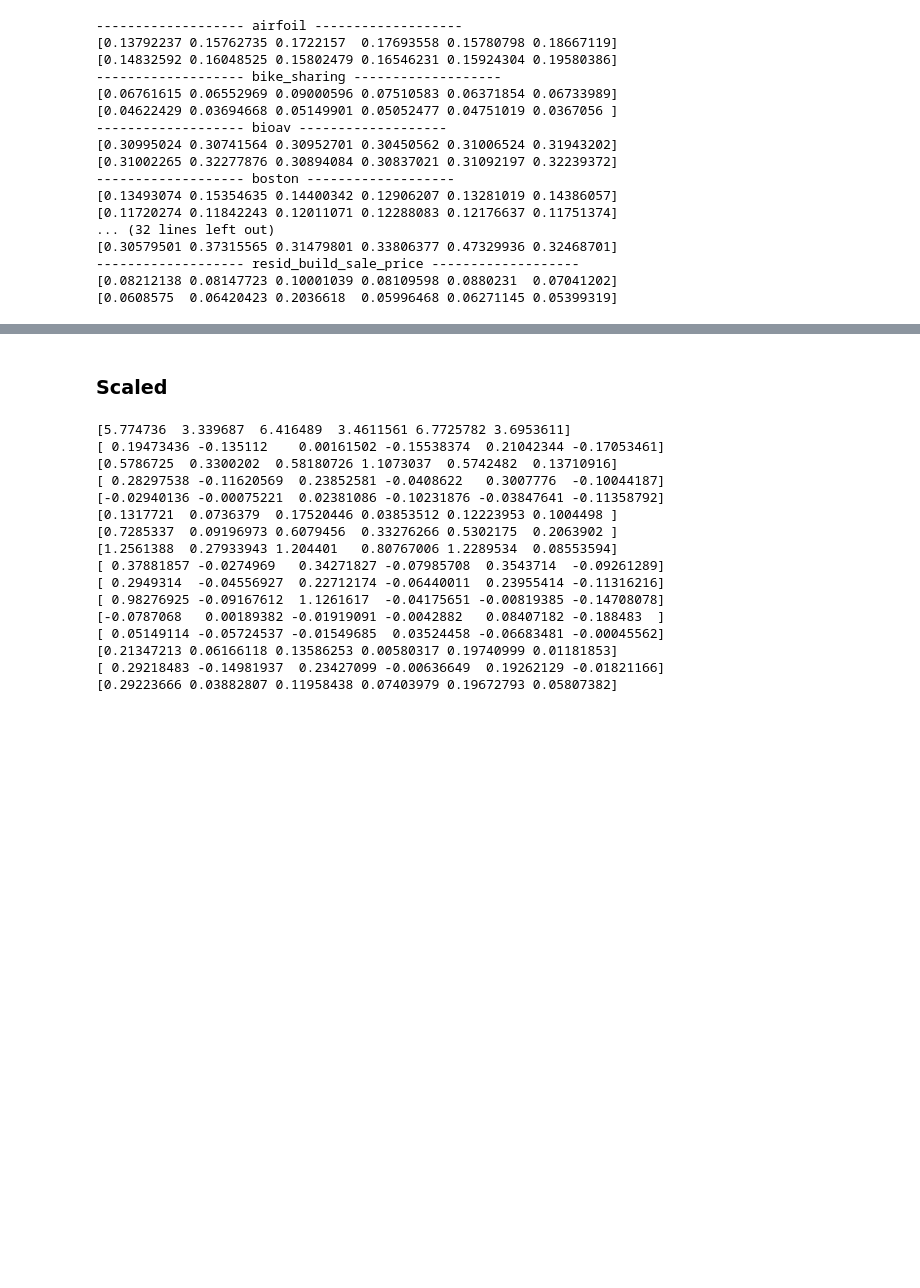
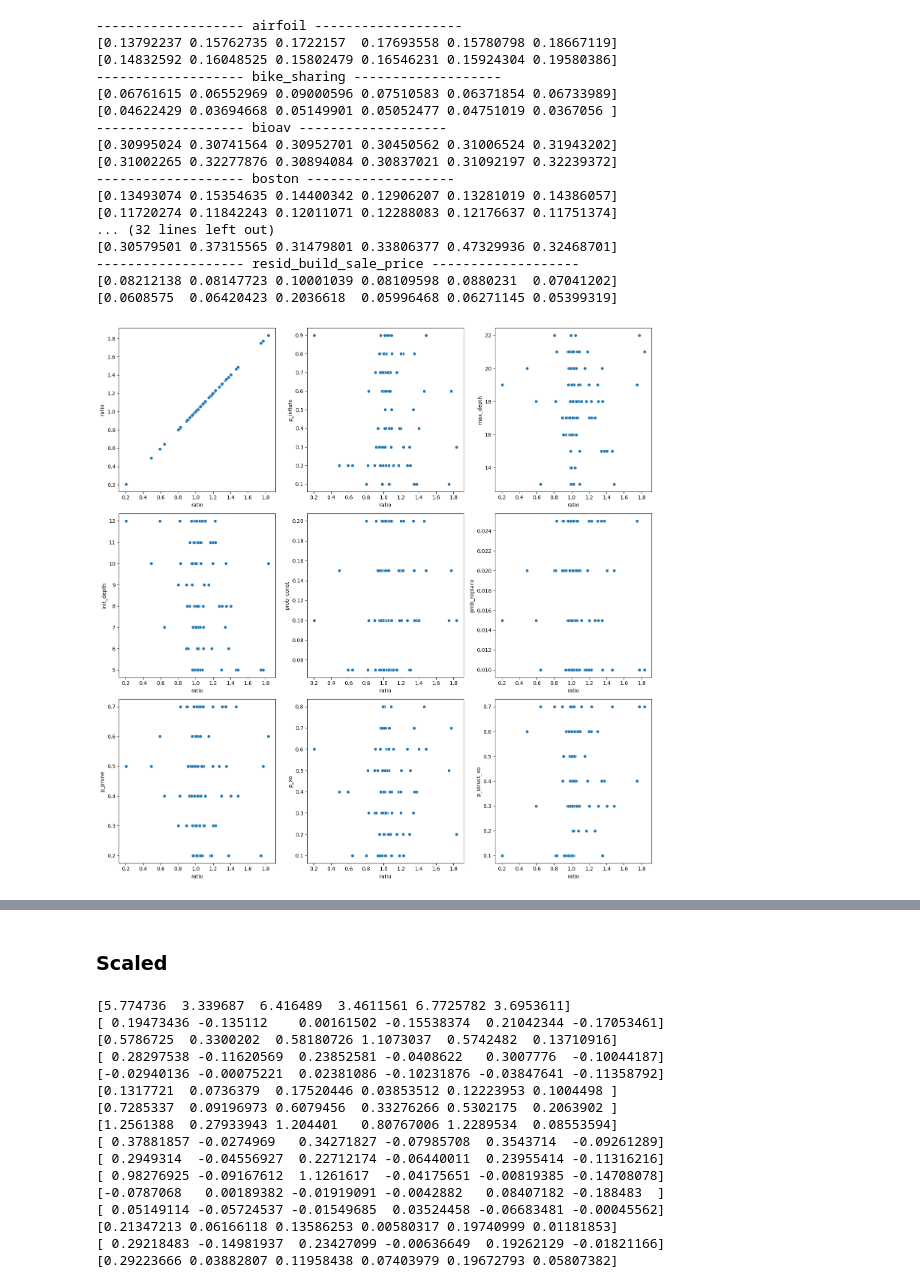
Before and after one commit to amarmate/SLIM-test, a Jupyter notebook: data_view.ipynb, the cells around one changed output, grey strips where cells are left out. Drawn from its saved outputs; the diff is of its cells as text; code cells hidden in the pictures; blank space fills up the shorter version.

```diff
--- a/data_view.ipynb
+++ b/data_view.ipynb
@@ -208,3 +543,70 @@ for filename in os.listdir('results/SLIM'):
 ------------------- resid_build_sale_price -------------------
 [0.08212138 0.08147723 0.10001039 0.08109598 0.0880231  0.07041202]
 [0.0608575  0.06420423 0.2036618  0.05996468 0.06271145 0.05399319]
+# %%
+# Lets check the correlation between the best parameters and the ratio between the RMSE of the structured and unstructured models
+df_corr = pd.DataFrame()
+
+for filename in os.listdir('results/SLIM'):
+    # For each dataset
+    if 'struct' in filename:
+        name = filename.split('_struct')[0]
+
+    else:
+        continue
+
+    with open('best_params/best_slim_' + name + '_100_100_True_struct.pkl', 'rb') as f:
+        best_params = pickle.load(f)
+
+    with open('results/SLIM/' + name+'_scaled.pkl', 'rb') as f:
+        results = pickle.load(f)
+        test = np.array([np.mean(values) for keys, values in results['test_fit'].items()])
+
+    with open('results/SLIM/' + name+'_struct.pkl', 'rb') as f:
+        results = pickle.load(f)
+        test_struct = np.array([np.mean(values) for keys, values in results['test_fit'].items()])
+
+    for i, mean in enumerate(test):
+        ratio = test[i] / test_struct[i]
+
+        # Select a key dynamically (e.g., using sorted keys)
+        params_key = list(best_params.keys())[i % len(best_params)]  # Example cyclic selection
+        params = best_params[params_key]
+
+        # Create DataFrame for the current ratio and parameters
+        new_row = pd.DataFrame({'ratio': [ratio], **params})
+
+        # Concatenate with the main DataFrame
+        df_corr = pd.concat([df_corr, new_row], ignore_index=True)
+
+df_corr.drop('struct_mutation', axis=1, inplace=True, errors='ignore')
+# Drop values that are constant
+df_corr = df_corr.loc[:, (df_corr != df_corr.iloc[0]).any()]
+
+n_columns = len(df_corr.columns)
+
+n_cols = 3
+n_rows = math.ceil(n_columns / n_cols)
+
+# Create subplots
+fig, axs = plt.subplots(n_rows, n_cols, figsize=(15, 5 * n_rows))
+
+# Flatten axs array to make indexing easier
+axs = axs.flatten()
+
+# Check for duplicate columns and rename if necessary
+if df_corr.columns.duplicated().any():
+    df_corr.columns = [f"col_{i}" for i in range(len(df_corr.columns))]
+
+# Iterate and plot
+for idx, column in enumerate(df_corr.columns):
+    sns.scatterplot(x='ratio', y=column, data=df_corr, ax=axs[idx])
+
+# Turn off any unused subplots
+for idx in range(len(df_corr.columns), len(axs)):
+    axs[idx].axis('off')
+
+plt.tight_layout()
+plt.show()
+# %% [output]
+[figure, added]
```
Also changed, not shown: parts of 23 cells of this notebook, 5 other files.
